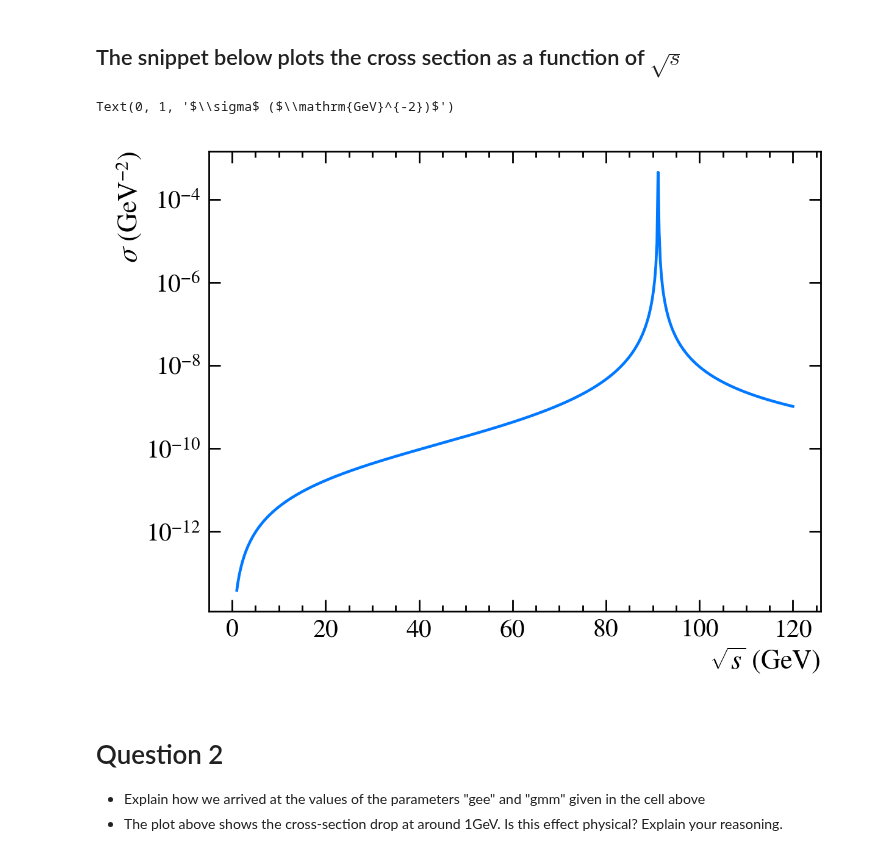
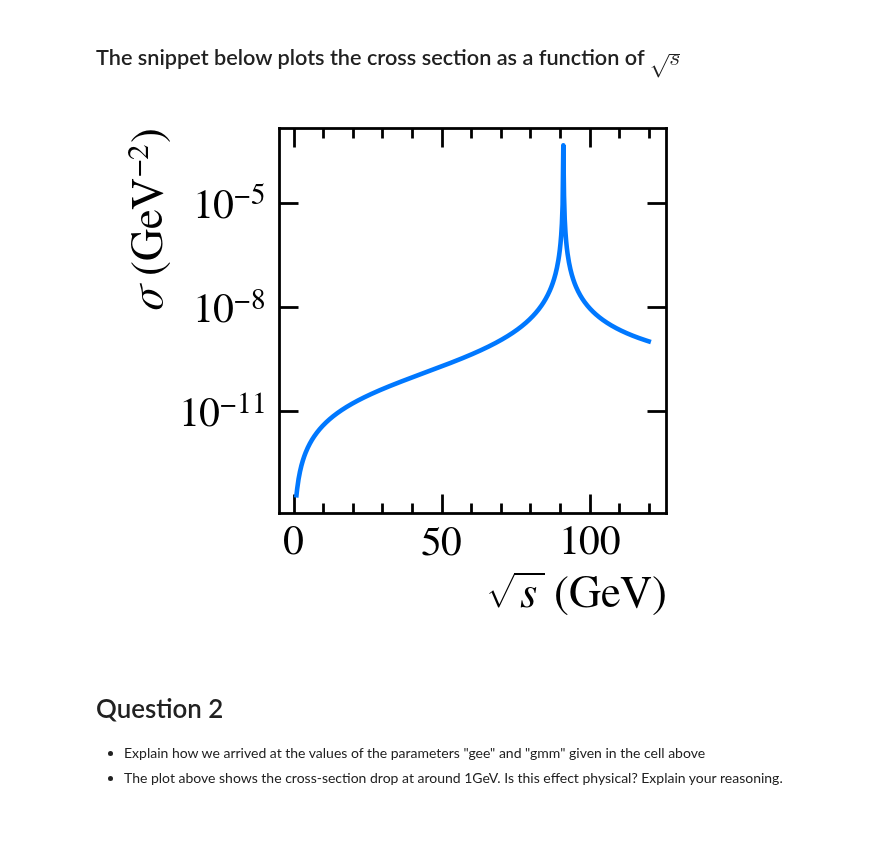
Before and after one commit to kap01/PHYS30046_Projects, a Jupyter notebook: particle_project_example.ipynb, the cells around one changed output. Drawn from its saved outputs; the diff is of its cells as text; code cells hidden in the pictures; blank space fills up the shorter version.

```diff
--- a/particle_project_example.ipynb
+++ b/particle_project_example.ipynb
@@ -22,8 +22,8 @@ $$\sigma(e^{+}e^{-}\rightarrow  \mu^+\mu^-) = \frac{12\pi s}{m_{Z}^{2}}\frac{\Ga
 # %% [markdown]
 ## A Python function that returns a numerical value of the aforementioned cross-section $\sigma(e^{+}e^{-}\rightarrow  \mu^+\mu^-)$ is shown below: ##
 # %%
-def sigma_ee_mm(sqrts,mZ,gZ,gee,gmm):
-    s = sqrts*sqrts
+def sigma_ee_mm(x,mZ,gZ,gee,gmm):
+    s = x*x
     mZsq = mZ**2
     sigma = np.pi*s*gee*gmm/(mZsq*(s-mZsq)**2+mZsq*gZ**2)
     return sigma
@@ -32,15 +32,17 @@ def sigma_ee_mm(sqrts,mZ,gZ,gee,gmm):
 # %%
 mZ, gZ = 91.18, 2.496 # in GeV
 gee, gmm = 0.084, 0.084 # in GeV
 sqrts = np.linspace(1,120,500)
 xsec = sigma_ee_mm(sqrts,mZ,gZ,gee,gmm)
+plt.figure(figsize=(5,5))
+plt.tight_layout()
 plt.yscale('log')
 plt.plot(sqrts,xsec)
 plt.xlabel("$\sqrt{s}$ (GeV)")
 plt.ylabel("$\sigma$ ($\mathrm{GeV}^{-2})$")
+plt.show()
 # %% [output]
-Text(0, 1, '$\\sigma$ ($\\mathrm{GeV}^{-2})$')
-[figure, old version]
+[figure, new version]
 # %% [markdown]
 # Question 2 #
 - Explain how we arrived at the values of the parameters "gee" and "gmm" given in the cell above
```
Also changed, not shown: parts of 4 cells of this notebook.
